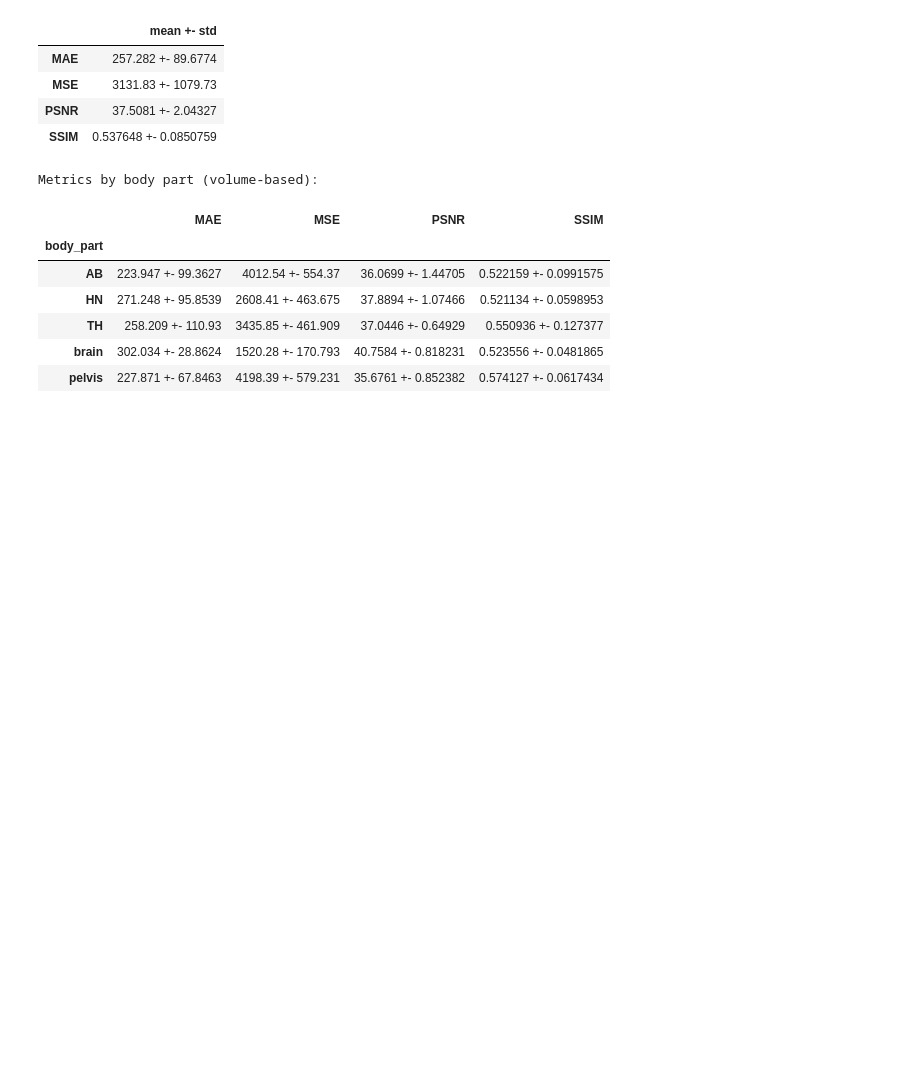
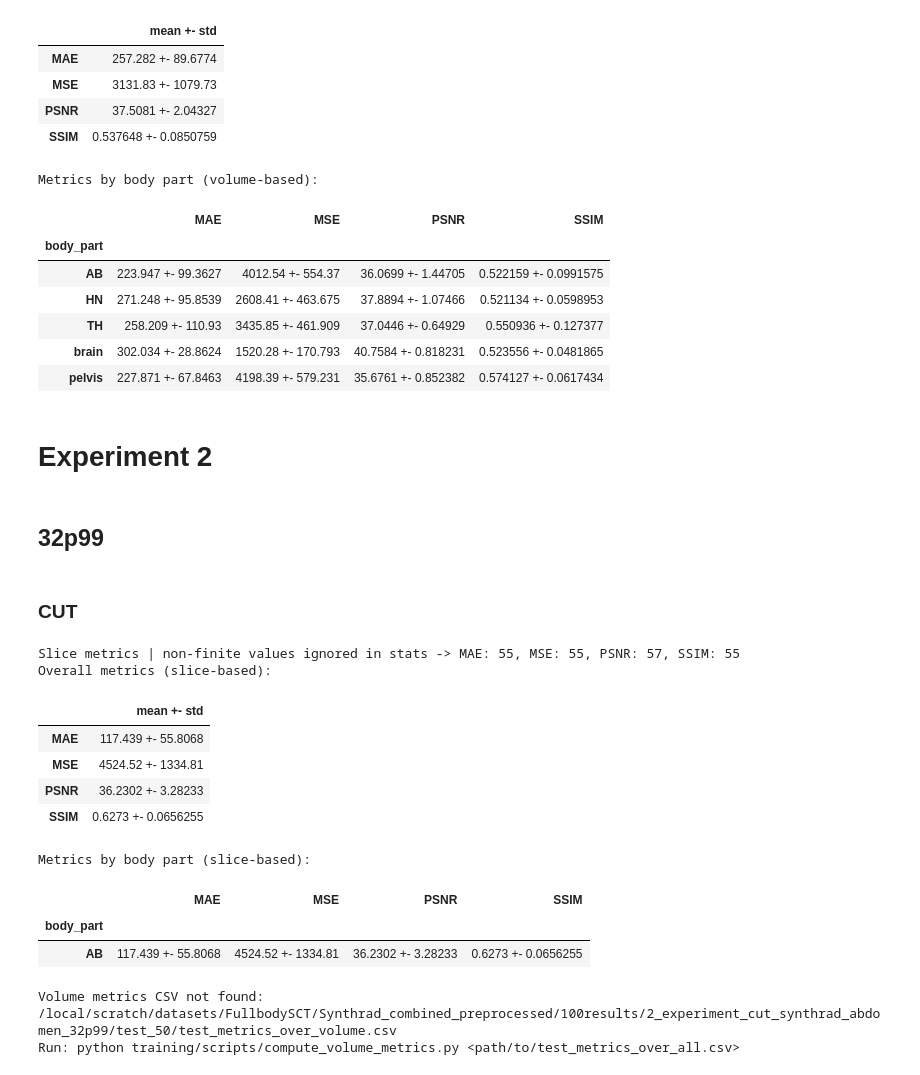
Before and after one commit to NicSchuler/fullbody-sCT, a Jupyter notebook: training/notebooks/read_test_metrics.ipynb, the cells around one changed output. Drawn from its saved outputs; the diff is of its cells as text; code cells hidden in the pictures; blank space fills up the shorter version.

Commit message:
Read test metric for experiment2

```diff
--- a/training/notebooks/read_test_metrics.ipynb
+++ b/training/notebooks/read_test_metrics.ipynb
@@ -862,3 +862,27 @@ Metrics by body part (volume-based):
 | TH | 258.209 +- 110.93 | 3435.85 +- 461.909 | 37.0446 +- 0.64929 | 0.550936 +- 0.127377 |
 | brain | 302.034 +- 28.8624 | 1520.28 +- 170.793 | 40.7584 +- 0.818231 | 0.523556 +- 0.0481865 |
 | pelvis | 227.871 +- 67.8463 | 4198.39 +- 579.231 | 35.6761 +- 0.852382 | 0.574127 +- 0.0617434 |
+# %% [markdown]
+# Experiment 2
+# %% [markdown]
+## 32p99
+# %% [markdown]
+### CUT
+# %%
+
+csv_path = Path("/local/scratch/datasets/FullbodySCT/Synthrad_combined_preprocessed/100results/2_experiment_cut_synthrad_abdomen_32p99/test_50/test_metrics_over_all.csv")
+show_metrics_for_csv(csv_path)
+# %% [output]
+Slice metrics | non-finite values ignored in stats -> MAE: 55, MSE: 55, PSNR: 57, SSIM: 55
+Overall metrics (slice-based):
+|  | mean +- std |
+| MAE | 117.439 +- 55.8068 |
+| MSE | 4524.52 +- 1334.81 |
+| PSNR | 36.2302 +- 3.28233 |
+| SSIM | 0.6273 +- 0.0656255 |
+Metrics by body part (slice-based):
+|  | MAE | MSE | PSNR | SSIM |
+| body_part |  |  |  |  |
+| AB | 117.439 +- 55.8068 | 4524.52 +- 1334.81 | 36.2302 +- 3.28233 | 0.6273 +- 0.0656255 |
+Volume metrics CSV not found: /local/scratch/datasets/FullbodySCT/Synthrad_combined_preprocessed/100results/2_experiment_cut_synthrad_abdomen_32p99/test_50/test_metrics_over_volume.csv
+Run: python training/scripts/compute_volume_metrics.py <path/to/test_metrics_over_all.csv>
```
Also changed, not shown: parts of 22 cells of this notebook.
